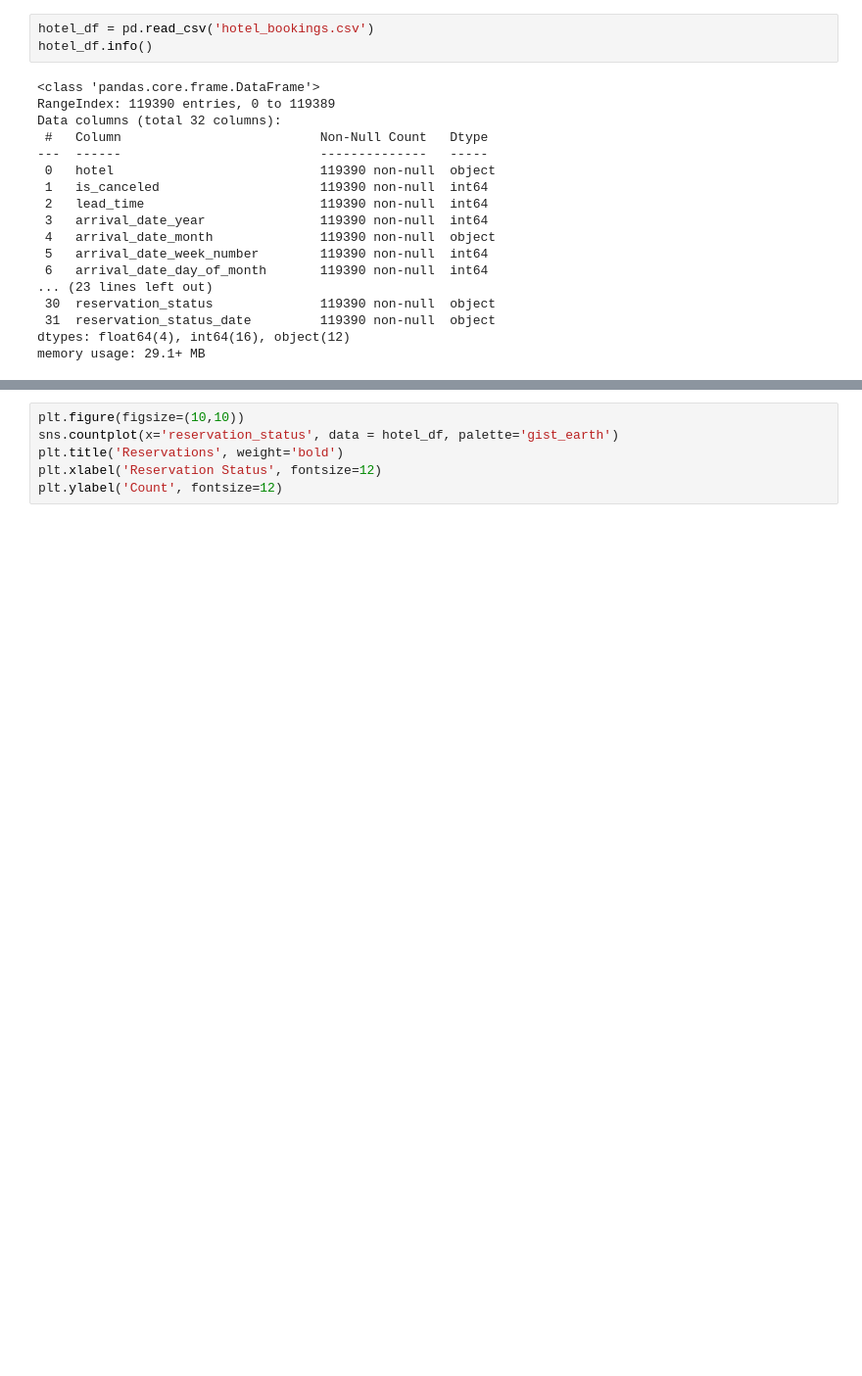
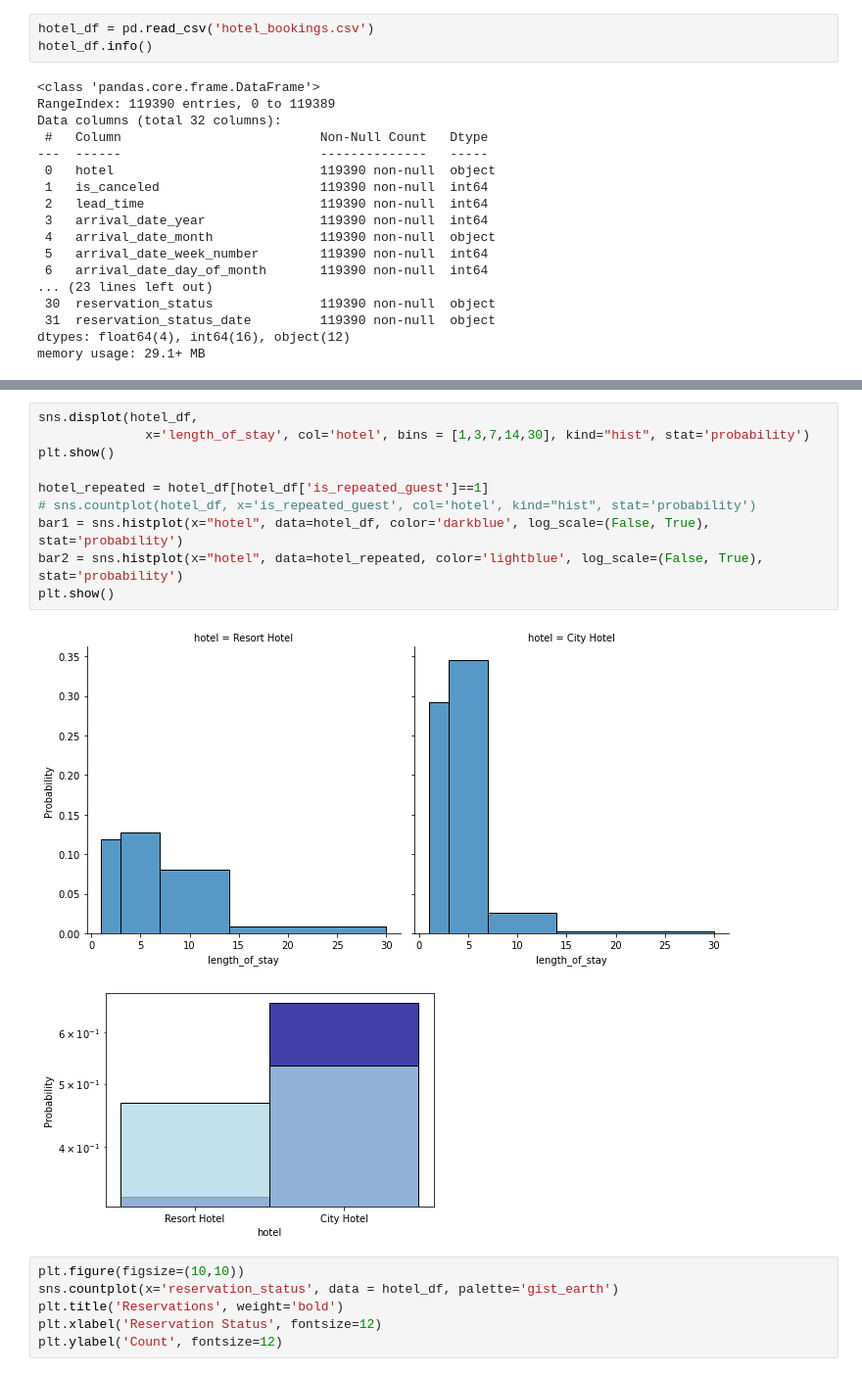
Before and after one commit to kaugustowski/hotel-data-sda, a Jupyter notebook: hotels.ipynb, the cells around one changed output, grey strips where cells are left out. Shown: that part at 98% size. Cells and saved outputs as stored; diff of their text form; blank space fills up the shorter version.

```diff
--- a/hotels.ipynb
+++ b/hotels.ipynb
@@ -99,3 +134,16 @@ plt.show()
+# %%
+sns.displot(hotel_df,
+              x='length_of_stay', col='hotel', bins = [1,3,7,14,30], kind="hist", stat='probability')
+plt.show()
+
+hotel_repeated = hotel_df[hotel_df['is_repeated_guest']==1]
+# sns.countplot(hotel_df, x='is_repeated_guest', col='hotel', kind="hist", stat='probability')
+bar1 = sns.histplot(x="hotel", data=hotel_df, color='darkblue', log_scale=(False, True), stat='probability')
+bar2 = sns.histplot(x="hotel", data=hotel_repeated, color='lightblue', log_scale=(False, True), stat='probability')
+plt.show()
+# %% [output]
+[figure, added]
+[figure, added]
 # %%
 plt.figure(figsize=(10,10))
 sns.countplot(x='reservation_status', data = hotel_df, palette='gist_earth')
```
Also changed, not shown: parts of 16 cells of this notebook.
